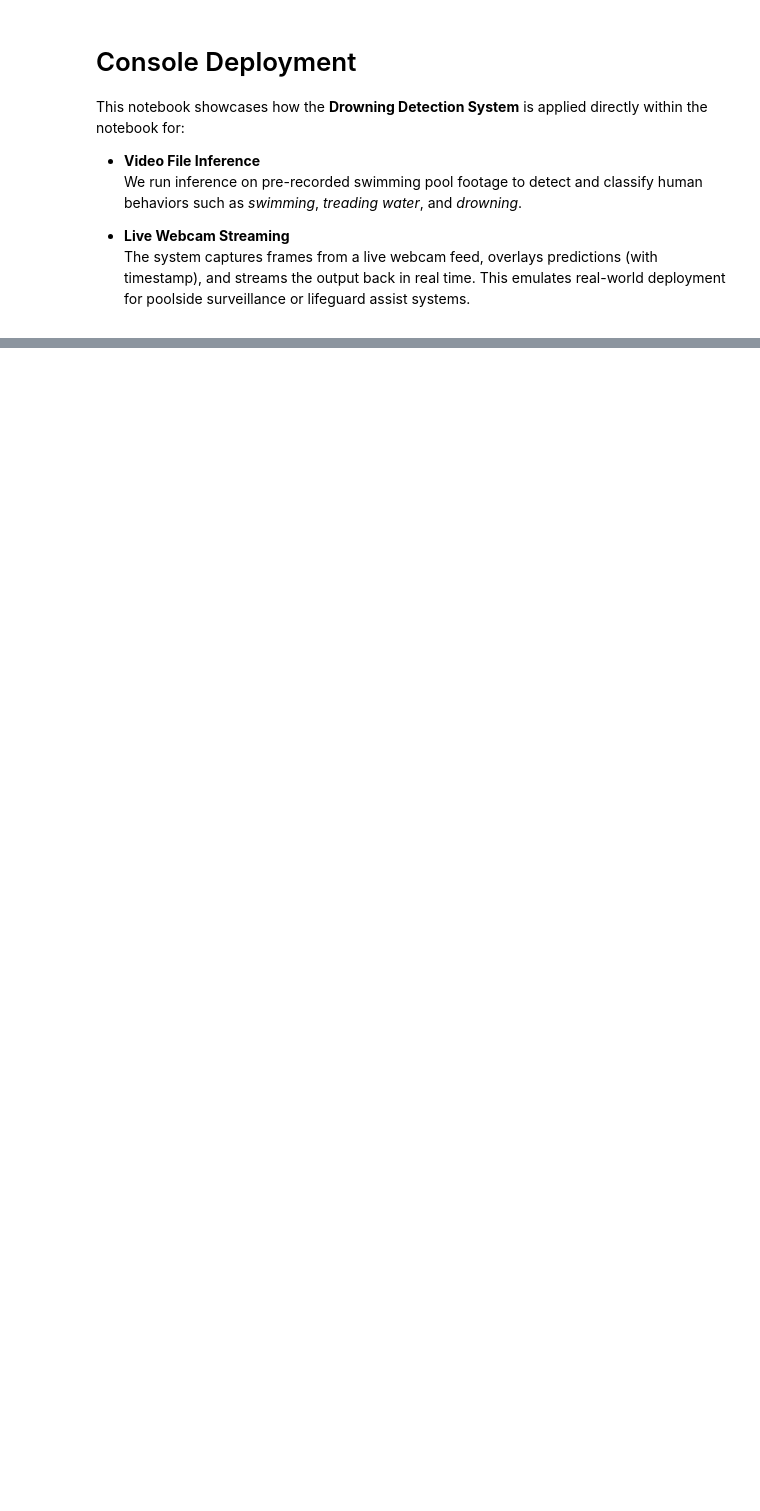
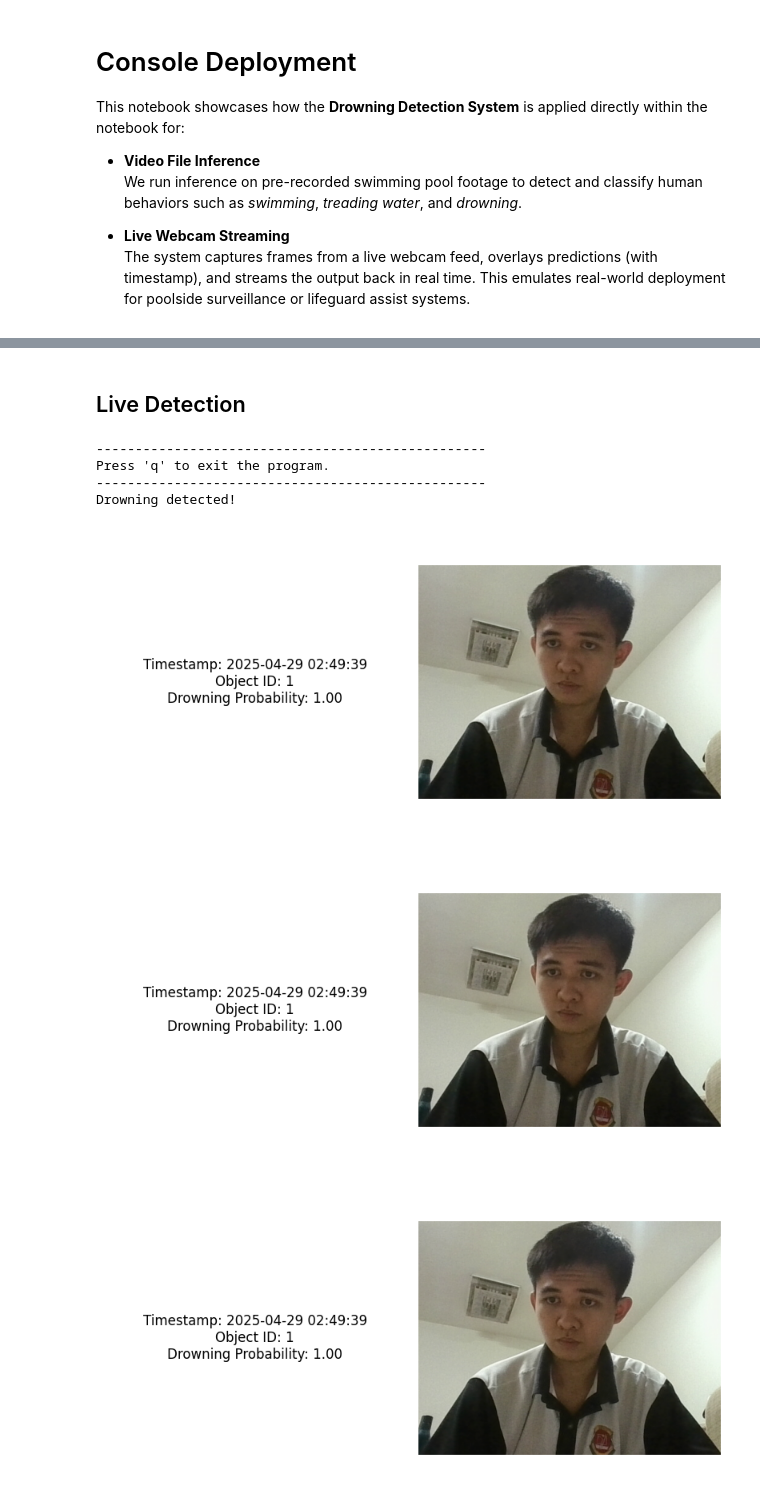
Before and after one commit to YeapJieShen/Drowning-Detection, a Jupyter notebook: notebooks/console_deployment.ipynb, the cells around one changed output, grey strips where cells are left out. Saved outputs shown, nothing was run; the diff lists cells and outputs as text; code cells hidden in the pictures; blank space fills up the shorter version.

Commit message:
Updated Console Deployment

```diff
--- a/notebooks/console_deployment.ipynb
+++ b/notebooks/console_deployment.ipynb
@@ -199,29 +33,0 @@ def detect_drowning(frame, sensitivity, lookback, activate_siren):
-# %%
-cap = cv2.VideoCapture(VIDEO_PATH)
-
-if not cap.isOpened():
-    print("Error: Unable to access the camera.")
-    sys.exit(-1)
-
-while True:
-    ret, frame = cap.read()
-    if not ret:
-        print("Error: Unable to read from the camera.")
-        break
-
-    activate_siren = False
-
-    annotated_frame, activate_siren = detect_drowning(frame, SENSITIVITY, LOOKBACK, activate_siren)
-
-    cv2.imshow("Console Deployment", annotated_frame)
-
-    if not activate_siren and siren.get_busy():
-        siren.fadeout(1000)
-
-    if cv2.waitKey(1) & 0xFF == ord('q'):
-        break
-
-cap.release()
-if not activate_siren and siren.get_busy():
-    siren.fadeout(1000)
-cv2.destroyAllWindows()
@@ -229,0 +326,20 @@ Error: Unable to read from the camera.
+# %% [markdown]
+## Live Detection
+# %%
+live_drowning_log, live_drowning_log_no_roi = run_detection_system(
+    0.5,
+    Path(r'../models/detection/YOLO/yolo11n.pt'),
+    Path(r'../models/classification/CNN/test.pt'),
+    Path(r'../data/audio/siren.wav')
+)
+# %% [output]
+--------------------------------------------------
+Press 'q' to exit the program.
+--------------------------------------------------
+Drowning detected!
+# %%
+display_drowning_log(live_drowning_log[:5])
+# %% [output]
+[figure, added]
+[figure, added]
+[figure, added]
```
Also changed, not shown: parts of 17 cells of this notebook, 5 other files.
